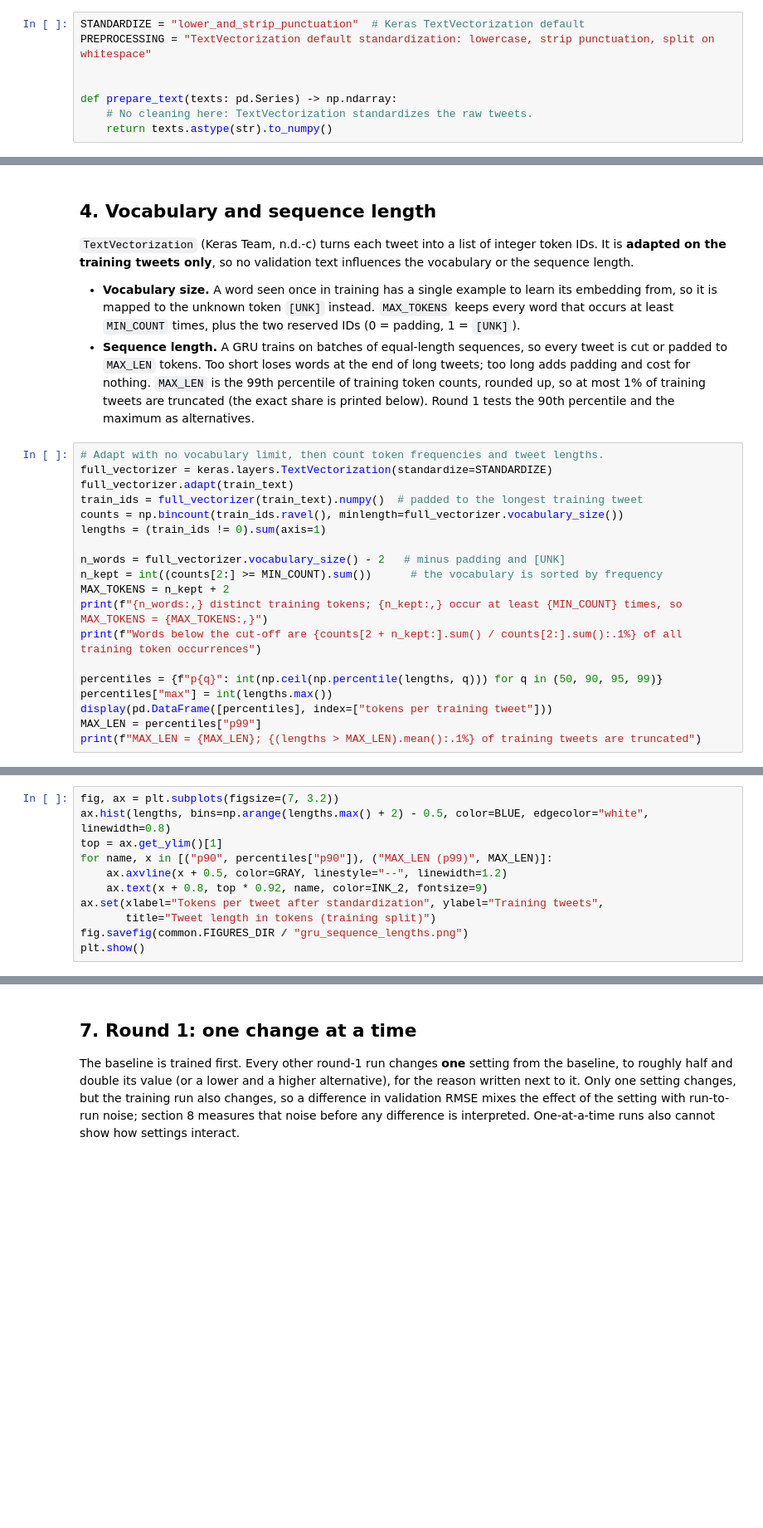
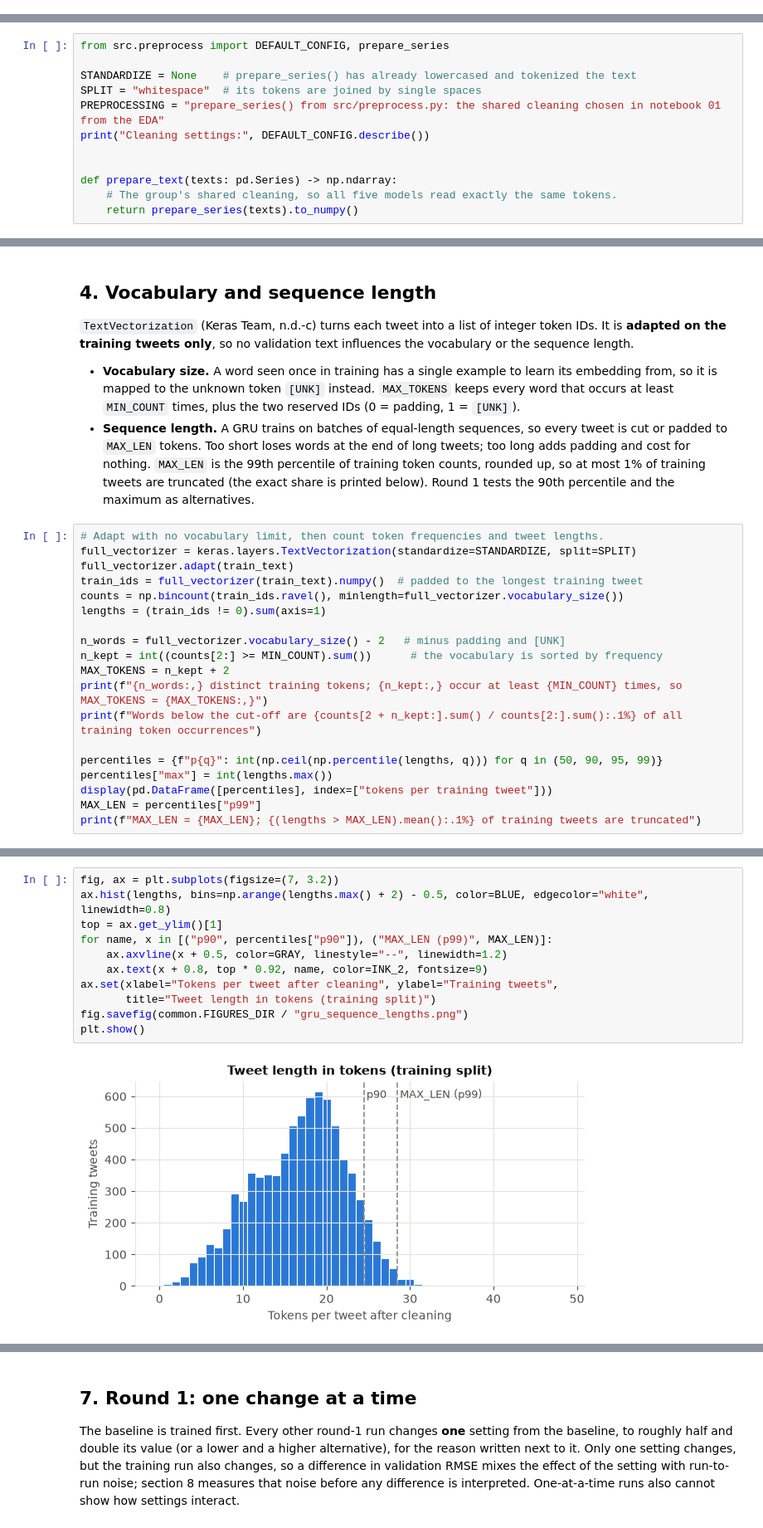
Before and after one commit to Adossi-design/vaccine-sentiment-sequential-models, a Jupyter notebook: notebooks/04_gru.ipynb, the cells around one changed output, grey strips where cells are left out. Shown at 83% size. Drawn from its saved outputs; the diff is of its cells as text; blank space fills up the shorter version.

```diff
--- a/notebooks/04_gru.ipynb
+++ b/notebooks/04_gru.ipynb
@@ -84,8 +85,0 @@ Tweets get no cleaning beyond the default standardization of Keras' `TextVectori
-# %%
-STANDARDIZE = "lower_and_strip_punctuation"  # Keras TextVectorization default
-PREPROCESSING = "TextVectorization default standardization: lowercase, strip punctuation, split on whitespace"
-
-
-def prepare_text(texts: pd.Series) -> np.ndarray:
-    # No cleaning here: TextVectorization standardizes the raw tweets.
-    return texts.astype(str).to_numpy()
@@ -91,0 +98,12 @@ def prepare_text(texts: pd.Series) -> np.ndarray:
+# %%
+from src.preprocess import DEFAULT_CONFIG, prepare_series
+
+STANDARDIZE = None    # prepare_series() has already lowercased and tokenized the text
+SPLIT = "whitespace"  # its tokens are joined by single spaces
+PREPROCESSING = "prepare_series() from src/preprocess.py: the shared cleaning chosen in notebook 01 from the EDA"
+print("Cleaning settings:", DEFAULT_CONFIG.describe())
+
+
+def prepare_text(texts: pd.Series) -> np.ndarray:
+    # The group's shared cleaning, so all five models read exactly the same tokens.
+    return prepare_series(texts).to_numpy()
@@ -118,7 +146,7 @@ print(f"Always predicting the training mean ({y_train.mean():.3f}) gives validat
 - **Sequence length.** A GRU trains on batches of equal-length sequences, so every tweet is cut or padded to `MAX_LEN` tokens. Too short loses words at the end of long tweets; too long adds padding and cost for nothing. `MAX_LEN` is the 99th percentile of training token counts, rounded up, so at most 1% of training tweets are truncated (the exact share is printed below). Round 1 tests the 90th percentile and the maximum as alternatives.
 # %%
 # Adapt with no vocabulary limit, then count token frequencies and tweet lengths.
-full_vectorizer = keras.layers.TextVectorization(standardize=STANDARDIZE)
+full_vectorizer = keras.layers.TextVectorization(standardize=STANDARDIZE, split=SPLIT)
 full_vectorizer.adapt(train_text)
 train_ids = full_vectorizer(train_text).numpy()  # padded to the longest training tweet
 counts = np.bincount(train_ids.ravel(), minlength=full_vectorizer.vocabulary_size())
@@ -138,11 +172,13 @@ print(f"MAX_LEN = {MAX_LEN}; {(lengths > MAX_LEN).mean():.1%} of training tweets
 # %%
 fig, ax = plt.subplots(figsize=(7, 3.2))
 ax.hist(lengths, bins=np.arange(lengths.max() + 2) - 0.5, color=BLUE, edgecolor="white", linewidth=0.8)
 top = ax.get_ylim()[1]
 for name, x in [("p90", percentiles["p90"]), ("MAX_LEN (p99)", MAX_LEN)]:
     ax.axvline(x + 0.5, color=GRAY, linestyle="--", linewidth=1.2)
     ax.text(x + 0.8, top * 0.92, name, color=INK_2, fontsize=9)
-ax.set(xlabel="Tokens per tweet after standardization", ylabel="Training tweets",
+ax.set(xlabel="Tokens per tweet after cleaning", ylabel="Training tweets",
        title="Tweet length in tokens (training split)")
 fig.savefig(common.FIGURES_DIR / "gru_sequence_lengths.png")
 plt.show()
+# %% [output]
+[figure, added]
```
Also changed, not shown: parts of 31 cells of this notebook, 9 other files.
